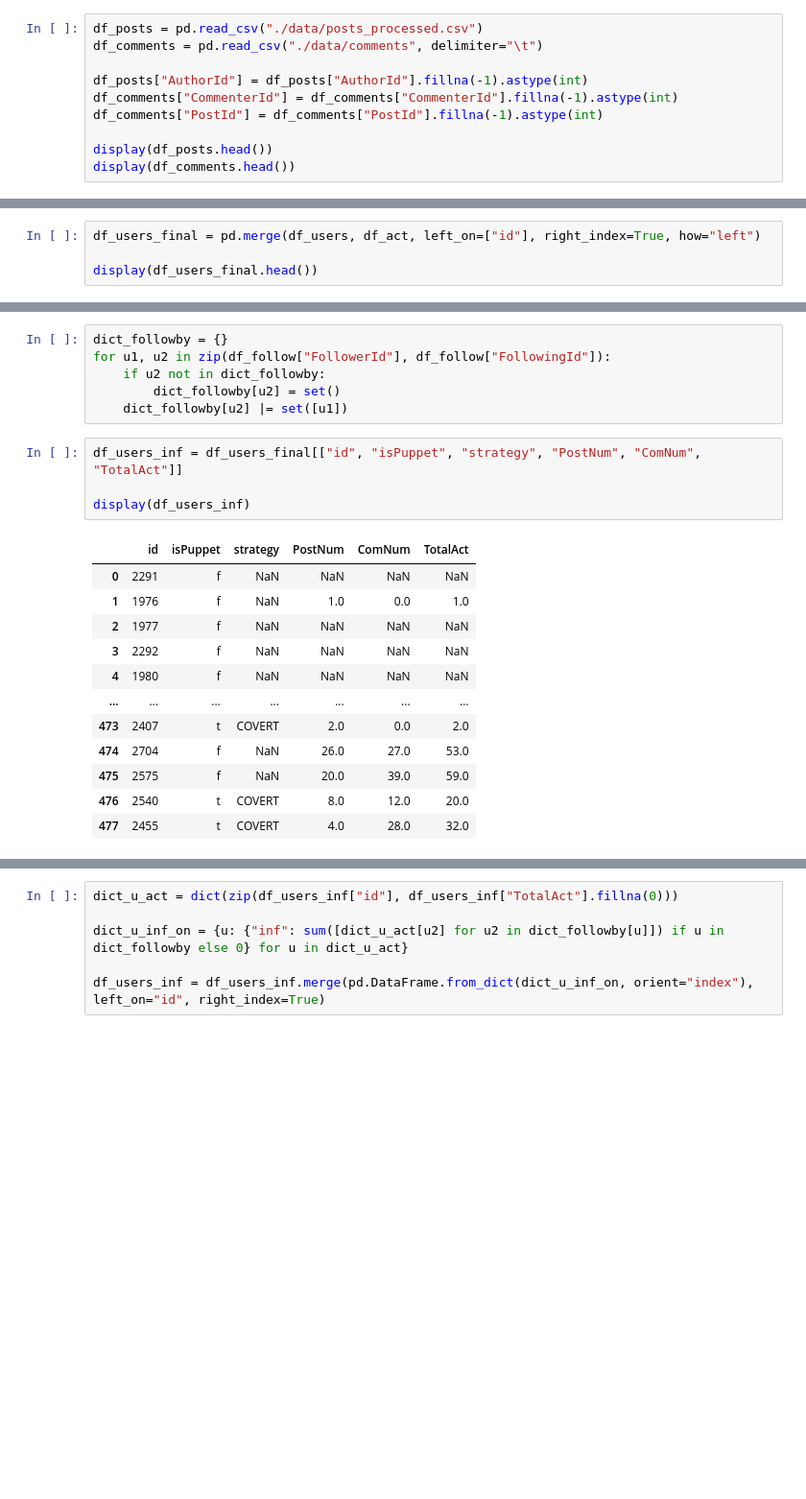
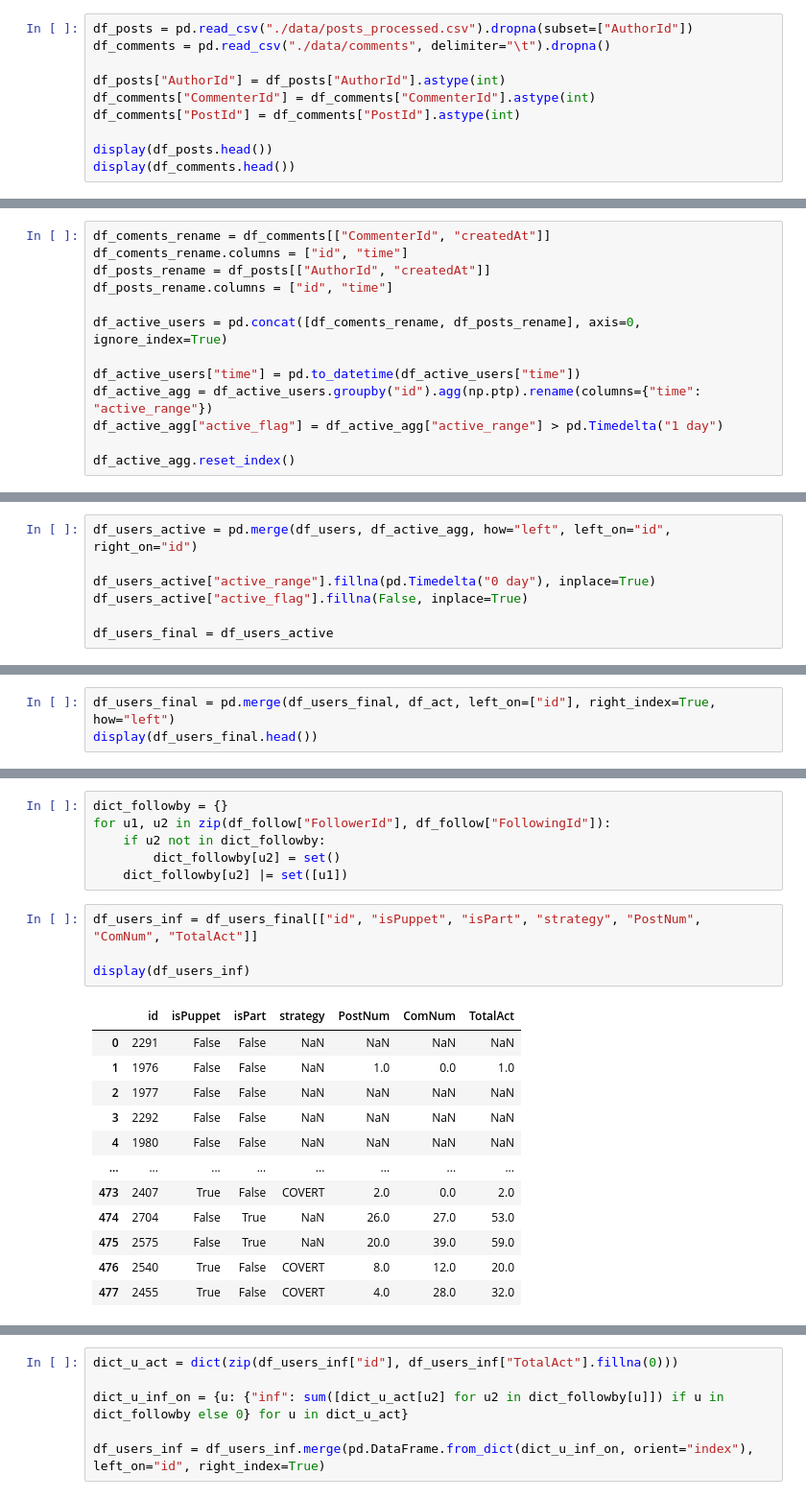
Before and after one commit to ruiliu310/dartpost-research, a Jupyter notebook: data_analytics.ipynb, the cells around one changed output, grey strips where cells are left out. Shown at 96% size. Cells and saved outputs as stored; diff of their text form; blank space fills up the shorter version.

```diff
--- a/data_analytics.ipynb
+++ b/data_analytics.ipynb
@@ -57,10 +61,10 @@ display(df_users.head())
 # %%
-df_posts = pd.read_csv("./data/posts_processed.csv")
-df_comments = pd.read_csv("./data/comments", delimiter="\t")
+df_posts = pd.read_csv("./data/posts_processed.csv").dropna(subset=["AuthorId"])
+df_comments = pd.read_csv("./data/comments", delimiter="\t").dropna()
 
-df_posts["AuthorId"] = df_posts["AuthorId"].fillna(-1).astype(int)
-df_comments["CommenterId"] = df_comments["CommenterId"].fillna(-1).astype(int)
-df_comments["PostId"] = df_comments["PostId"].fillna(-1).astype(int)
+df_posts["AuthorId"] = df_posts["AuthorId"].astype(int)
+df_comments["CommenterId"] = df_comments["CommenterId"].astype(int)
+df_comments["PostId"] = df_comments["PostId"].astype(int)
 
 display(df_posts.head())
 display(df_comments.head())
@@ -79,0 +86,13 @@ display(df_comments.head())
+# %%
+df_coments_rename = df_comments[["CommenterId", "createdAt"]]
+df_coments_rename.columns = ["id", "time"]
+df_posts_rename = df_posts[["AuthorId", "createdAt"]]
+df_posts_rename.columns = ["id", "time"]
+
+df_active_users = pd.concat([df_coments_rename, df_posts_rename], axis=0, ignore_index=True)
+
+df_active_users["time"] = pd.to_datetime(df_active_users["time"])
+df_active_agg = df_active_users.groupby("id").agg(np.ptp).rename(columns={"time": "active_range"})
+df_active_agg["active_flag"] = df_active_agg["active_range"] > pd.Timedelta("1 day")
+
+df_active_agg.reset_index()
@@ -80 +113,8 @@ display(df_comments.head())
+# %%
+df_users_active = pd.merge(df_users, df_active_agg, how="left", left_on="id", right_on="id")
+
+df_users_active["active_range"].fillna(pd.Timedelta("0 day"), inplace=True)
+df_users_active["active_flag"].fillna(False, inplace=True)
+
+df_users_final = df_users_active
 # %%
@@ -149,6 +158,5 @@ display(df_act.head())
 # %%
-df_users_final = pd.merge(df_users, df_act, left_on=["id"], right_index=True, how="left")
-
+df_users_final = pd.merge(df_users_final, df_act, left_on=["id"], right_index=True, how="left")
 display(df_users_final.head())
 # %% [output]
 |  | id | email | username | password_x | firstName | lastName | fullName | profilePic | isMod | ... |
@@ -223,19 +250,19 @@ for u1, u2 in zip(df_follow["FollowerId"], df_follow["FollowingId"]):
         dict_followby[u2] = set()
     dict_followby[u2] |= set([u1])
 # %%
-df_users_inf = df_users_final[["id", "isPuppet", "strategy", "PostNum", "ComNum", "TotalAct"]]
+df_users_inf = df_users_final[["id", "isPuppet", "isPart", "strategy", "PostNum", "ComNum", "TotalAct"]]
 
 display(df_users_inf)
 # %% [output]
-|  | id | isPuppet | strategy | PostNum | ComNum | TotalAct |
-| 0 | 2291 | f | NaN | NaN | NaN | NaN |
-| 1 | 1976 | f | NaN | 1.0 | 0.0 | 1.0 |
-| 2 | 1977 | f | NaN | NaN | NaN | NaN |
-| 3 | 2292 | f | NaN | NaN | NaN | NaN |
-| 4 | 1980 | f | NaN | NaN | NaN | NaN |
-| ... | ... | ... | ... | ... | ... | ... |
-| 473 | 2407 | t | COVERT | 2.0 | 0.0 | 2.0 |
-| 474 | 2704 | f | NaN | 26.0 | 27.0 | 53.0 |
-| 475 | 2575 | f | NaN | 20.0 | 39.0 | 59.0 |
-| 476 | 2540 | t | COVERT | 8.0 | 12.0 | 20.0 |
-| 477 | 2455 | t | COVERT | 4.0 | 28.0 | 32.0 |
+|  | id | isPuppet | isPart | strategy | PostNum | ComNum | TotalAct |
+| 0 | 2291 | False | False | NaN | NaN | NaN | NaN |
+| 1 | 1976 | False | False | NaN | 1.0 | 0.0 | 1.0 |
+| 2 | 1977 | False | False | NaN | NaN | NaN | NaN |
+| 3 | 2292 | False | False | NaN | NaN | NaN | NaN |
+| 4 | 1980 | False | False | NaN | NaN | NaN | NaN |
+| ... | ... | ... | ... | ... | ... | ... | ... |
+| 473 | 2407 | True | False | COVERT | 2.0 | 0.0 | 2.0 |
+| 474 | 2704 | False | True | NaN | 26.0 | 27.0 | 53.0 |
+| 475 | 2575 | False | True | NaN | 20.0 | 39.0 | 59.0 |
+| 476 | 2540 | True | False | COVERT | 8.0 | 12.0 | 20.0 |
+| 477 | 2455 | True | False | COVERT | 4.0 | 28.0 | 32.0 |
```
Also changed, not shown: parts of 44 cells of this notebook, 1 other file.
